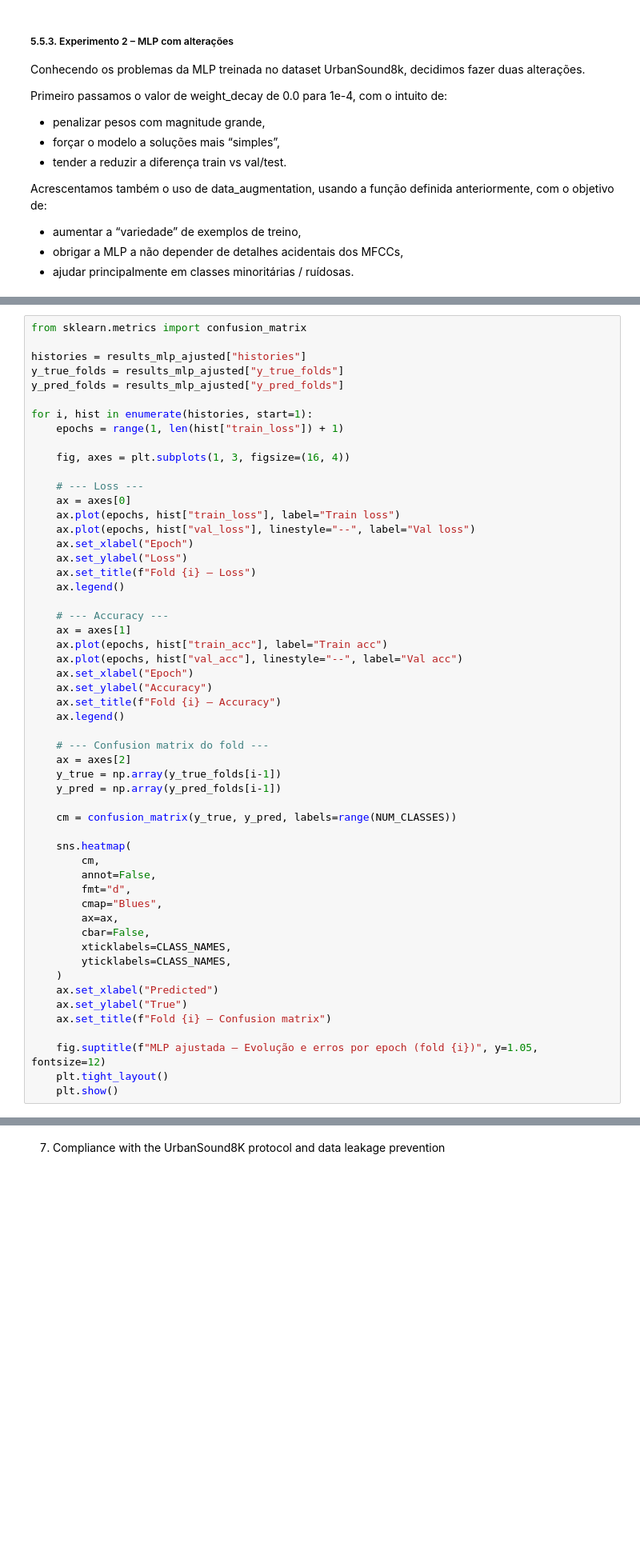
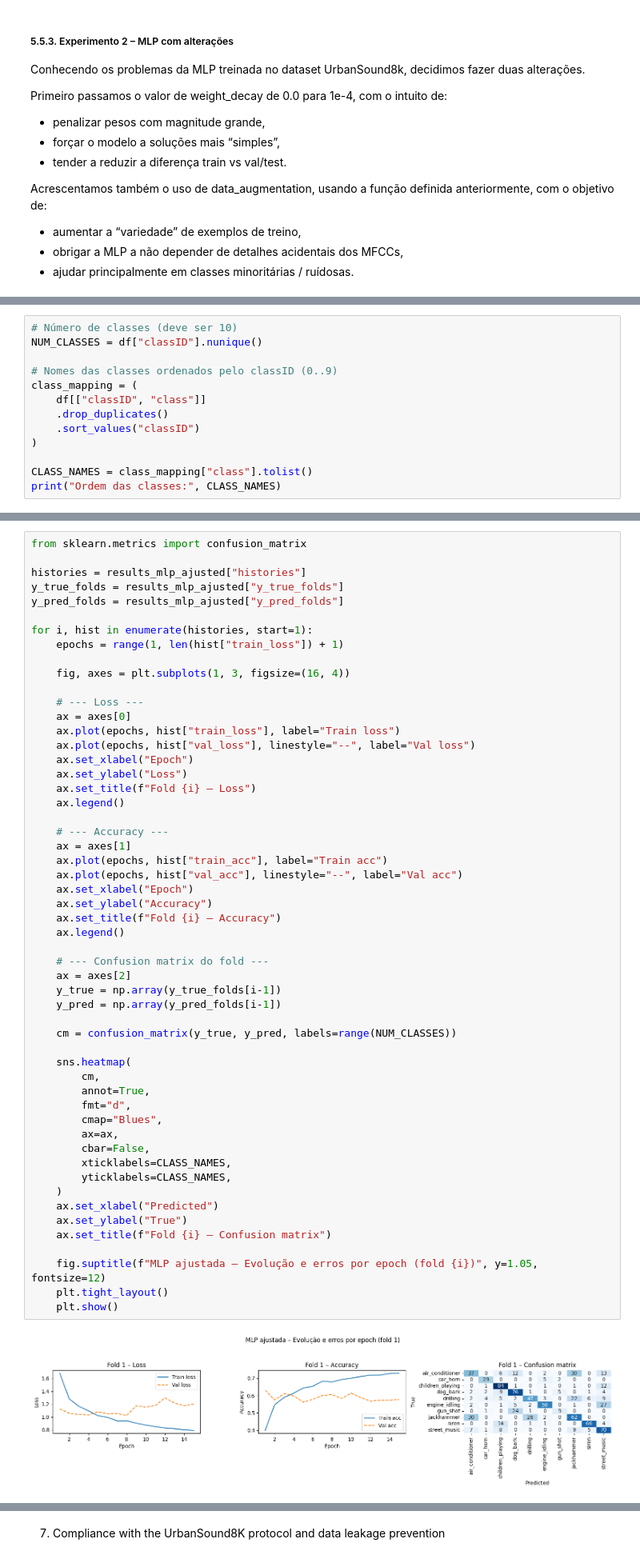
Before and after one commit to francisca005/Urban-Sound-Classification-, a Jupyter notebook: Project_1_sound.ipynb, the cells around one changed output, grey strips where cells are left out. Shown at 80% size. Drawn from its saved outputs; the diff is of its cells as text; blank space fills up the shorter version.

```diff
--- a/Project_1_sound.ipynb
+++ b/Project_1_sound.ipynb
@@ -1470,0 +1471,13 @@ Fold iteração: test_fold=1, val_fold=2
+# %%
+# Número de classes (deve ser 10)
+NUM_CLASSES = df["classID"].nunique()
+
+# Nomes das classes ordenados pelo classID (0..9)
+class_mapping = (
+    df[["classID", "class"]]
+    .drop_duplicates()
+    .sort_values("classID")
+)
+
+CLASS_NAMES = class_mapping["class"].tolist()
+print("Ordem das classes:", CLASS_NAMES)
@@ -1494,31 +1509,33 @@ for i, hist in enumerate(histories, start=1):
     ax.plot(epochs, hist["train_acc"], label="Train acc")
     ax.plot(epochs, hist["val_acc"], linestyle="--", label="Val acc")
     ax.set_xlabel("Epoch")
     ax.set_ylabel("Accuracy")
     ax.set_title(f"Fold {i} – Accuracy")
     ax.legend()
 
     # --- Confusion matrix do fold ---
     ax = axes[2]
     y_true = np.array(y_true_folds[i-1])
     y_pred = np.array(y_pred_folds[i-1])
 
     cm = confusion_matrix(y_true, y_pred, labels=range(NUM_CLASSES))
 
     sns.heatmap(
         cm,
-        annot=False,
+        annot=True,
         fmt="d",
         cmap="Blues",
         ax=ax,
         cbar=False,
         xticklabels=CLASS_NAMES,
         yticklabels=CLASS_NAMES,
     )
     ax.set_xlabel("Predicted")
     ax.set_ylabel("True")
     ax.set_title(f"Fold {i} – Confusion matrix")
 
     fig.suptitle(f"MLP ajustada – Evolução e erros por epoch (fold {i})", y=1.05, fontsize=12)
     plt.tight_layout()
     plt.show()
+# %% [output]
+[figure, added]
```
Also changed, not shown: parts of 5 cells of this notebook.
